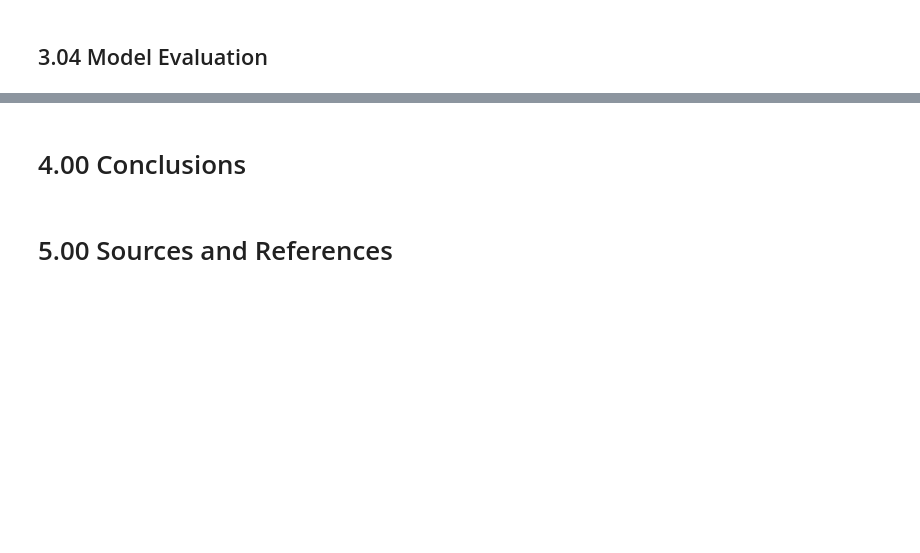
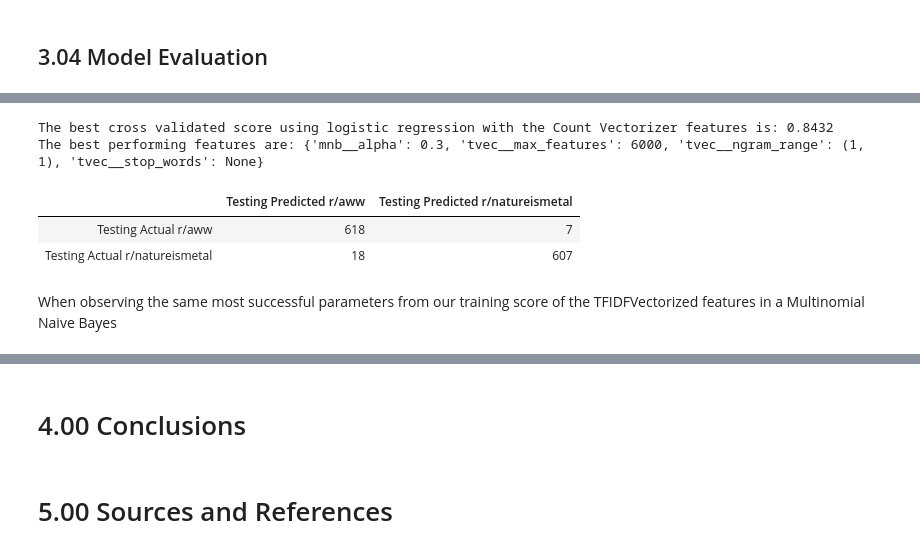
Before and after one commit to chriskuz/reddit_project, a Jupyter notebook: code/project_3_main.ipynb, the cells around one changed output, grey strips where cells are left out. Saved outputs shown, nothing was run; the diff lists cells and outputs as text; code cells hidden in the pictures; blank space fills up the shorter version.

```diff
--- a/code/project_3_main.ipynb
+++ b/code/project_3_main.ipynb
@@ -829,5 +855,20 @@ With all model accuracy measures shown above, our best performing model, with an
 # %%
+#Training Confusion Matrix
 tvec_mnb_cv = GridSearchCV(tvec_mnb_pipe, tvec_mnb_params, cv = 5, scoring= 'accuracy') #crossvalidated gridsearch
 tvec_mnb_cv.fit(X_test, y_test)
 print(f'The best cross validated score using logistic regression with the Count Vectorizer features is: {tvec_mnb_cv.best_score_}')
 print(f'The best performing features are: {tvec_mnb_cv.best_params_}')
+
+
+testpred = tvec_mnb_cv.predict(X_test)
+testcm = confusion_matrix(y_test, testpred)
+cm_df = pd.DataFrame(testcm, columns=['Testing Predicted r/aww', 'Testing Predicted r/natureismetal'], index=['Testing Actual r/aww', 'Testing Actual r/natureismetal'])
+cm_df
+# %% [output]
+The best cross validated score using logistic regression with the Count Vectorizer features is: 0.8432
+The best performing features are: {'mnb__alpha': 0.3, 'tvec__max_features': 6000, 'tvec__ngram_range': (1, 1), 'tvec__stop_words': None}
+|  | Testing Predicted r/aww | Testing Predicted r/natureismetal |
+| Testing Actual r/aww | 618 | 7 |
+| Testing Actual r/natureismetal | 18 | 607 |
+# %% [markdown]
+When observing the same most successful parameters from our training score of the TFIDFVectorized features in a Multinomial Naive Bayes
```
Also changed, not shown: parts of 6 cells of this notebook.
